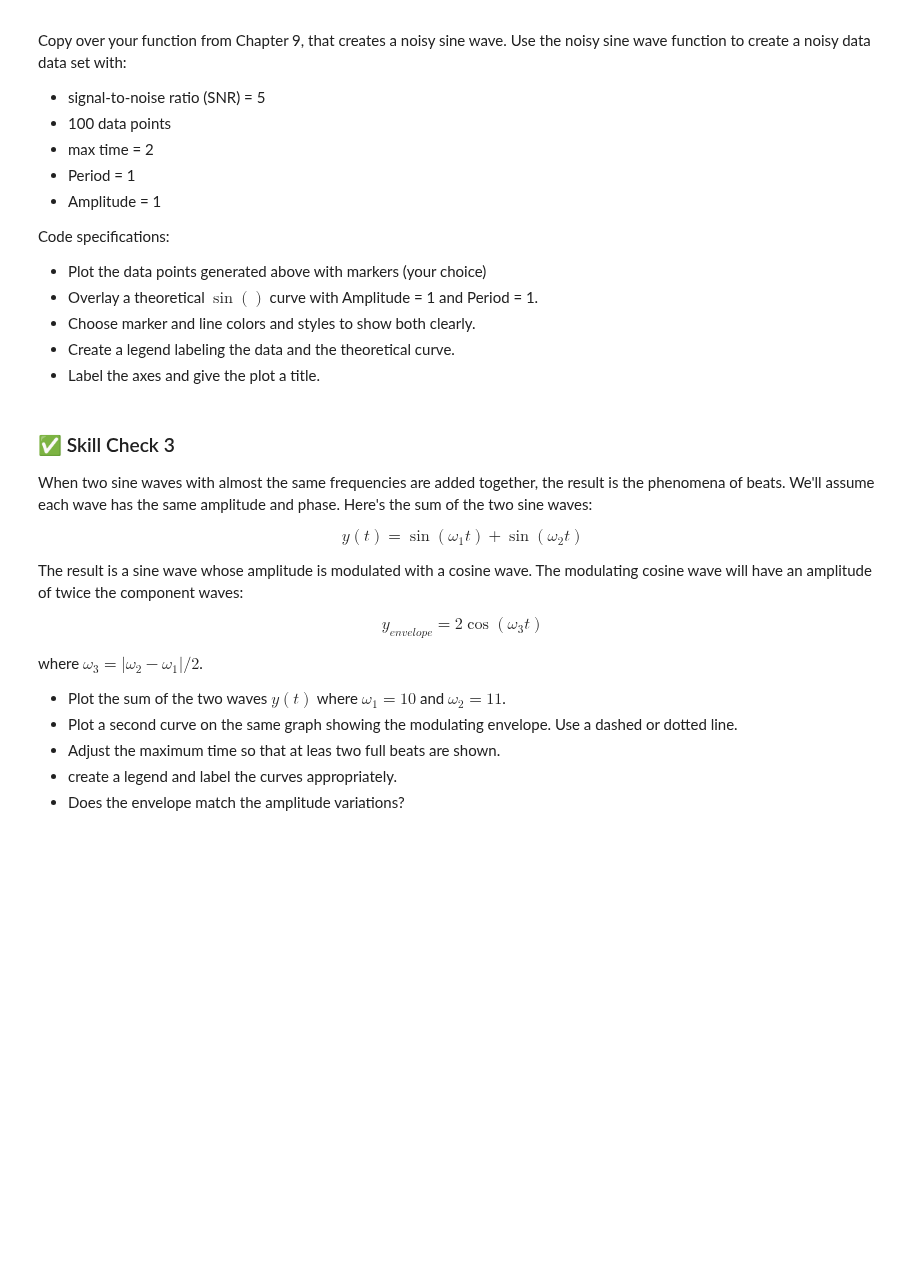
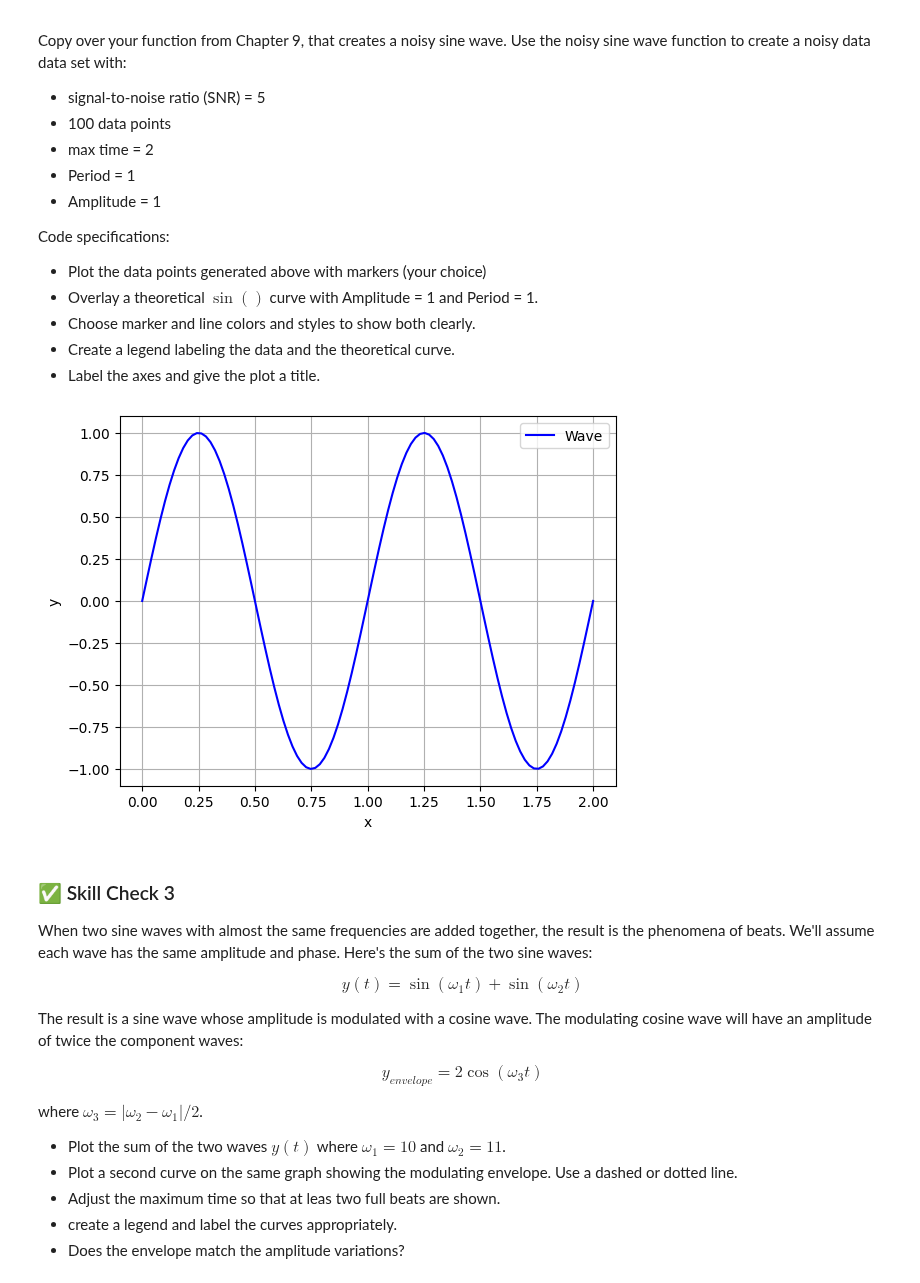
Before and after one commit to jakeTHEEsnak8/Computational-Physics, a Jupyter notebook: Python_Tutorials/Chapter_10_2D_Plots_Part_1.ipynb, the cells around one changed output. Drawn from its saved outputs; the diff is of its cells as text; code cells hidden in the pictures; blank space fills up the shorter version.

```diff
--- a/Python_Tutorials/Chapter_10_2D_Plots_Part_1.ipynb
+++ b/Python_Tutorials/Chapter_10_2D_Plots_Part_1.ipynb
@@ -268,3 +274,28 @@ Code specifications:
+# %%
+# your code here
+import numpy as np
+import matplotlib.pyplot as plt
+N=100
+tmax=2
+P=1
+A=1
+   # creating an array of time values from 0 to tmax
+t = np.linspace(0,tmax,N)
+#create noisy time series
+SNR = 5
+rng = np.random.default_rng()
+z = rng.normal(N) #times the number of data points
+B = A / SNR
+y = A * np.sin(2*np.pi*t/P)
+
+plt.plot(x, y , 'b-', label = "Wave")
+plt.xlabel('x')
+plt.ylabel('y')
+plt.legend()
+plt.grid(True)
+plt.show()
+# %% [output]
+[figure, added]
 # %% [markdown]
 ### ✅ Skill Check 3
 
```
Also changed, not shown: parts of 7 cells of this notebook.
